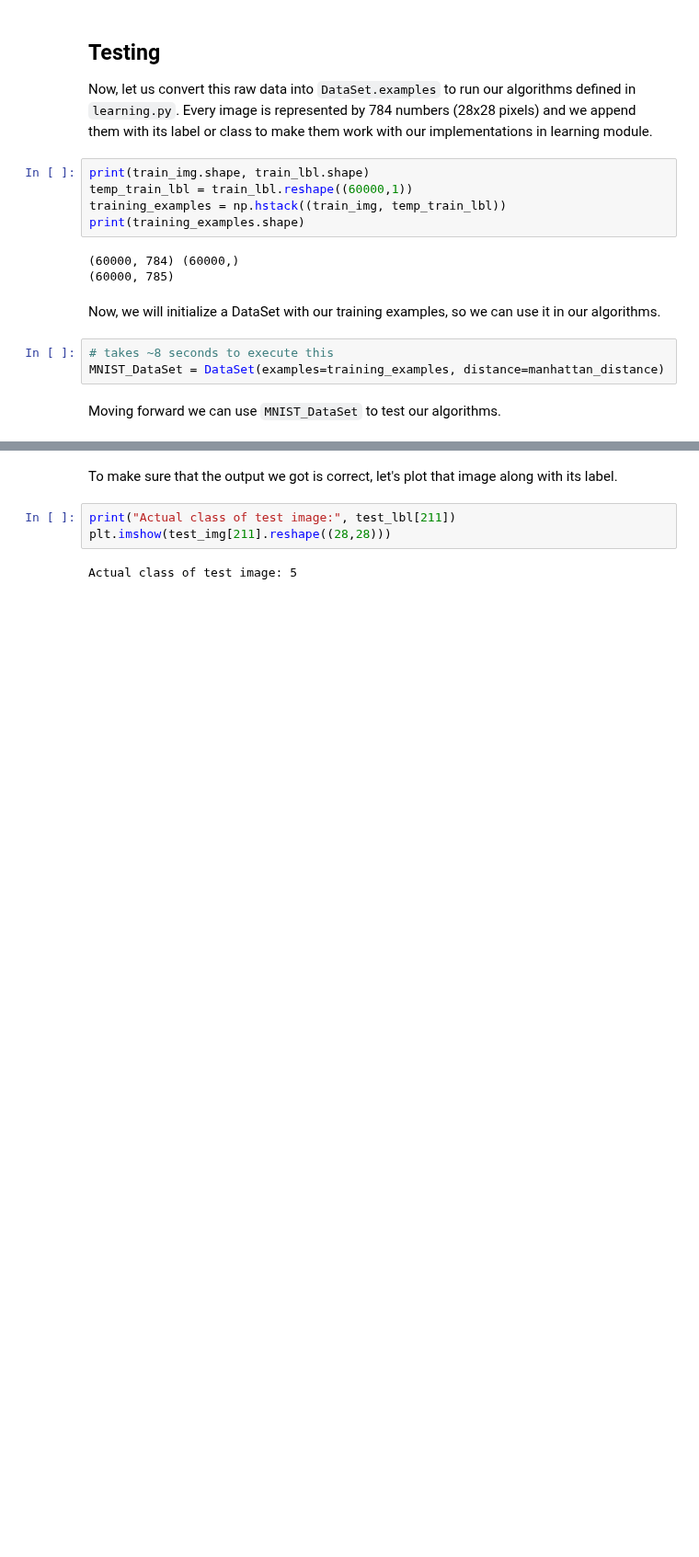
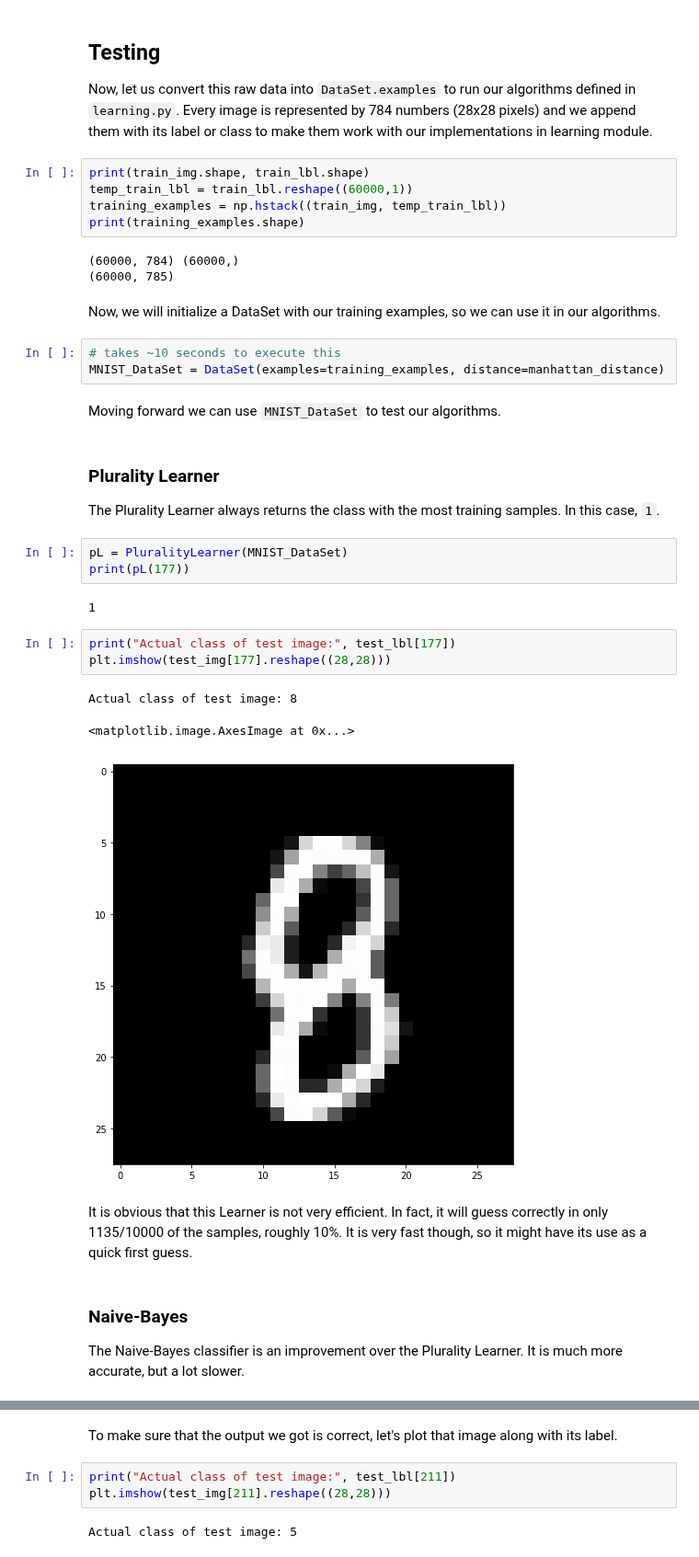
Before and after one commit to aimacode/aima-python, a Jupyter notebook: learning.ipynb, the cells around one changed output, grey strips where cells are left out. Shown at 92% size. Cells and saved outputs as stored; diff of their text form; blank space fills up the shorter version.

Commit message:
Learning Notebook: MNIST Tests (#561)
* Update learning.ipynb

* Update learning.ipynb

```diff
--- a/learning.ipynb
+++ b/learning.ipynb
@@ -890,7 +889,29 @@ print(training_examples.shape)
 # %% [markdown]
 Now, we will initialize a DataSet with our training examples, so we can use it in our algorithms.
 # %%
-# takes ~8 seconds to execute this
+# takes ~10 seconds to execute this
 MNIST_DataSet = DataSet(examples=training_examples, distance=manhattan_distance)
 # %% [markdown]
 Moving forward we can use `MNIST_DataSet` to test our algorithms.
+# %% [markdown]
+### Plurality Learner
+
+The Plurality Learner always returns the class with the most training samples. In this case, `1`.
+# %%
+pL = PluralityLearner(MNIST_DataSet)
+print(pL(177))
+# %% [output]
+1
+# %%
+print("Actual class of test image:", test_lbl[177])
+plt.imshow(test_img[177].reshape((28,28)))
+# %% [output]
+Actual class of test image: 8
+<matplotlib.image.AxesImage at 0x...>
+[figure, added]
+# %% [markdown]
+It is obvious that this Learner is not very efficient. In fact, it will guess correctly in only 1135/10000 of the samples, roughly 10%. It is very fast though, so it might have its use as a quick first guess.
+# %% [markdown]
+### Naive-Bayes
+
+The Naive-Bayes classifier is an improvement over the Plurality Learner. It is much more accurate, but a lot slower.
```
Also changed, not shown: parts of 11 cells of this notebook.
